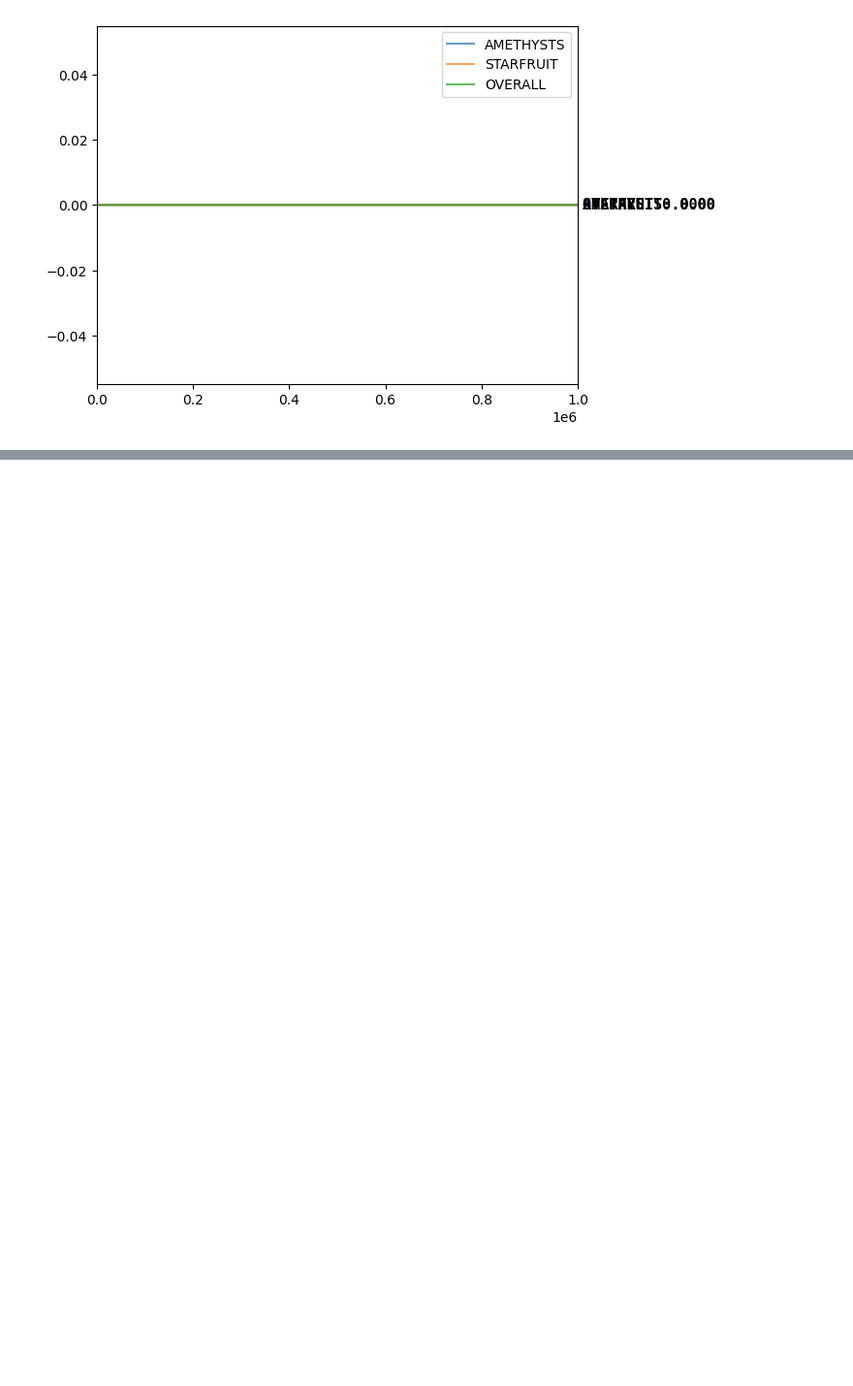
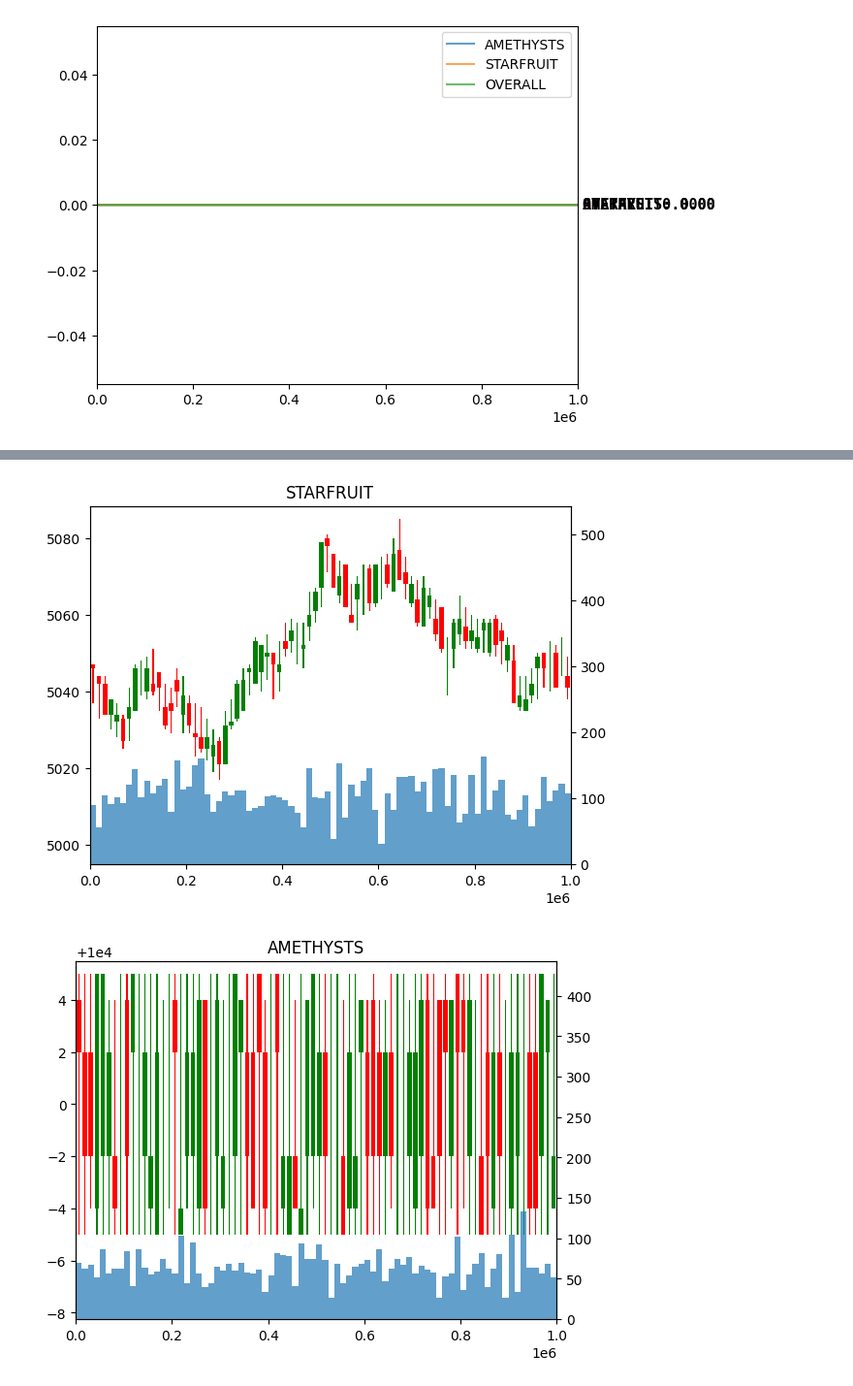
Before and after one commit to Eric1K/IMC-Prop-2, a Jupyter notebook: vis.ipynb, the cells around one changed output, grey strips where cells are left out. Shown at 97% size. Drawn from its saved outputs; the diff is of its cells as text; code cells hidden in the pictures; blank space fills up the shorter version.

Commit message:
display

```diff
--- a/vis.ipynb
+++ b/vis.ipynb
@@ -123,0 +128,5 @@ display_cnd(cnd)
+# %%
+display_cnd(cnd2)
+# %% [output]
+[figure, added]
+[figure, added]
```
Also changed, not shown: parts of 3 cells of this notebook.
